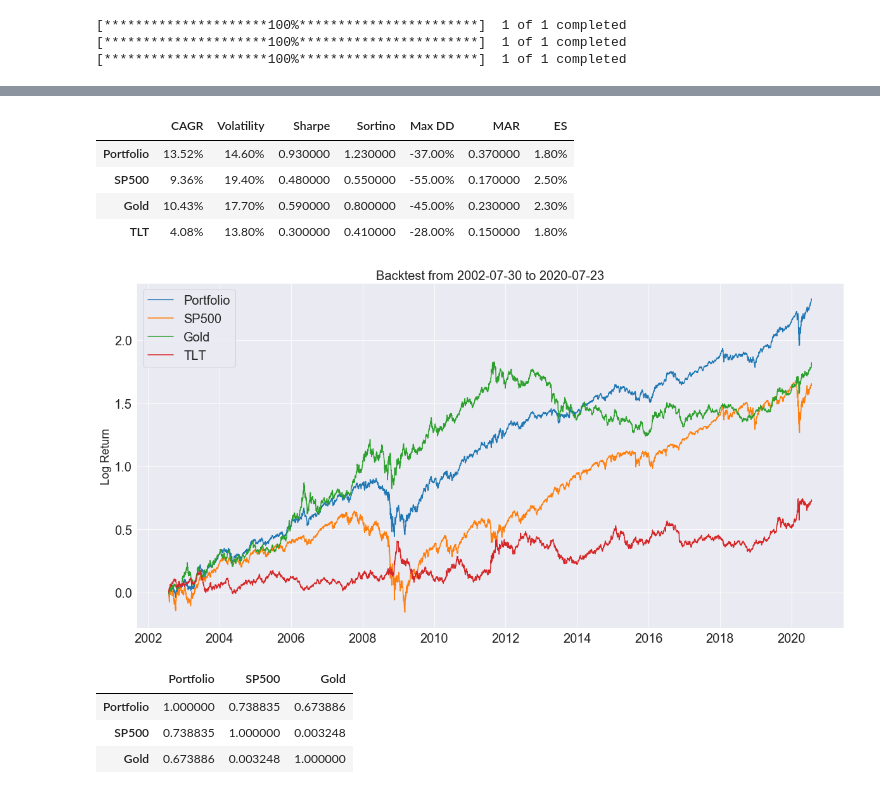
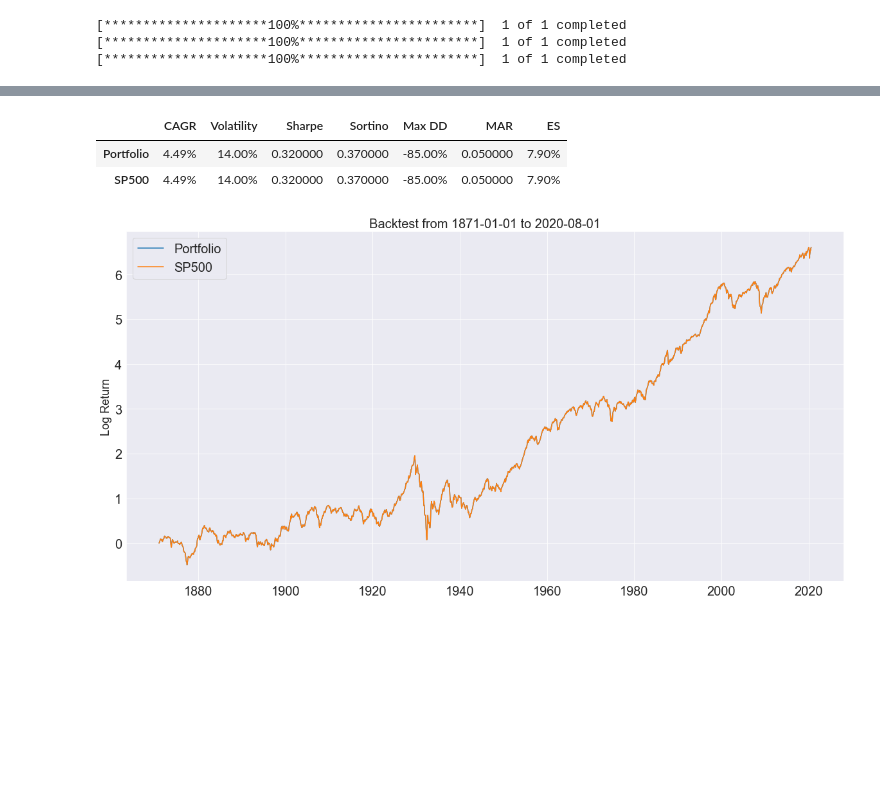
Before and after one commit to webclinic017/Portfolio_Construction, a Jupyter notebook: Portfolio_Backtest/Static_Portfolio.ipynb, the cells around one changed output, grey strips where cells are left out. Saved outputs shown, nothing was run; the diff lists cells and outputs as text; code cells hidden in the pictures; blank space fills up the shorter version.

Commit message:
new bond data

```diff
--- a/Portfolio_Backtest/Static_Portfolio.ipynb
+++ b/Portfolio_Backtest/Static_Portfolio.ipynb
@@ -339,7 +336,7 @@ data = data.fillna(1)
 # %%
 ######## Monthly Data
 
-data_tmp = pd.concat([SP500_monthly, long_vol], axis = 1)
+data_tmp = pd.concat([SP500_monthly], axis = 1)
 data_tmp = data_tmp.ffill()
 data_tmp = data_tmp.dropna()
 monthly_data = data_tmp/data_tmp.shift()
@@ -347,40 +344,33 @@ monthly_data = monthly_data.fillna(1)
 monthly_data = monthly_data.ffill()
 monthly_data = monthly_data.dropna()
 # %%
-rebalance_freq = 252/4
+rebalance_freq = 12
 tol = 0.1
-W = [2/4, 1/4, 1/4]
+W = [1]
 
-data_names = data.columns.tolist()
+data_names = monthly_data.columns.tolist()
 
 
-result, weights = backtest_strategy(data, W, tol, rebalance_freq, data_names, leverage = 1.5)
+result, weights = backtest_strategy(monthly_data, W, tol, rebalance_freq, data_names, leverage = 1)
 # %%
 sns.set_style("darkgrid");
 plt.figure(figsize=(20,10));
 for i in result.columns:
     plt.plot(np.log(result[i]), label = i);
 
 start = datetime.date(result.index.min());
 end = datetime.date(result.index.max());
 plt.legend(loc=2, prop={'size': 20});
 plt.title('Backtest from ' + str(start) + ' to ' + str(end), fontsize=20)
 plt.ylabel('Log Return', fontsize=18)
 plt.rc('xtick',labelsize=20)
 plt.rc('ytick',labelsize=20)
 
-strategy_evaluation(result, data_names, freq = 'D')
+strategy_evaluation(result, data_names, freq = 'M')
 # %% [output]
 |  | CAGR | Volatility | Sharpe | Sortino | Max DD | MAR | ES |
-| Portfolio | 13.52% | 14.60% | 0.930000 | 1.230000 | -37.00% | 0.370000 | 1.80% |
-| SP500 | 9.36% | 19.40% | 0.480000 | 0.550000 | -55.00% | 0.170000 | 2.50% |
-| Gold | 10.43% | 17.70% | 0.590000 | 0.800000 | -45.00% | 0.230000 | 2.30% |
-| TLT | 4.08% | 13.80% | 0.300000 | 0.410000 | -28.00% | 0.150000 | 1.80% |
+| Portfolio | 4.49% | 14.00% | 0.320000 | 0.370000 | -85.00% | 0.050000 | 7.90% |
+| SP500 | 4.49% | 14.00% | 0.320000 | 0.370000 | -85.00% | 0.050000 | 7.90% |
-[figure, old version]
+[figure, new version]
 # %%
 correlation_map(result)
-# %% [output]
-|  | Portfolio | SP500 | Gold |
-| Portfolio | 1.000000 | 0.738835 | 0.673886 |
-| SP500 | 0.738835 | 1.000000 | 0.003248 |
-| Gold | 0.673886 | 0.003248 | 1.000000 |
```
Also changed, not shown: parts of 7 cells of this notebook.
